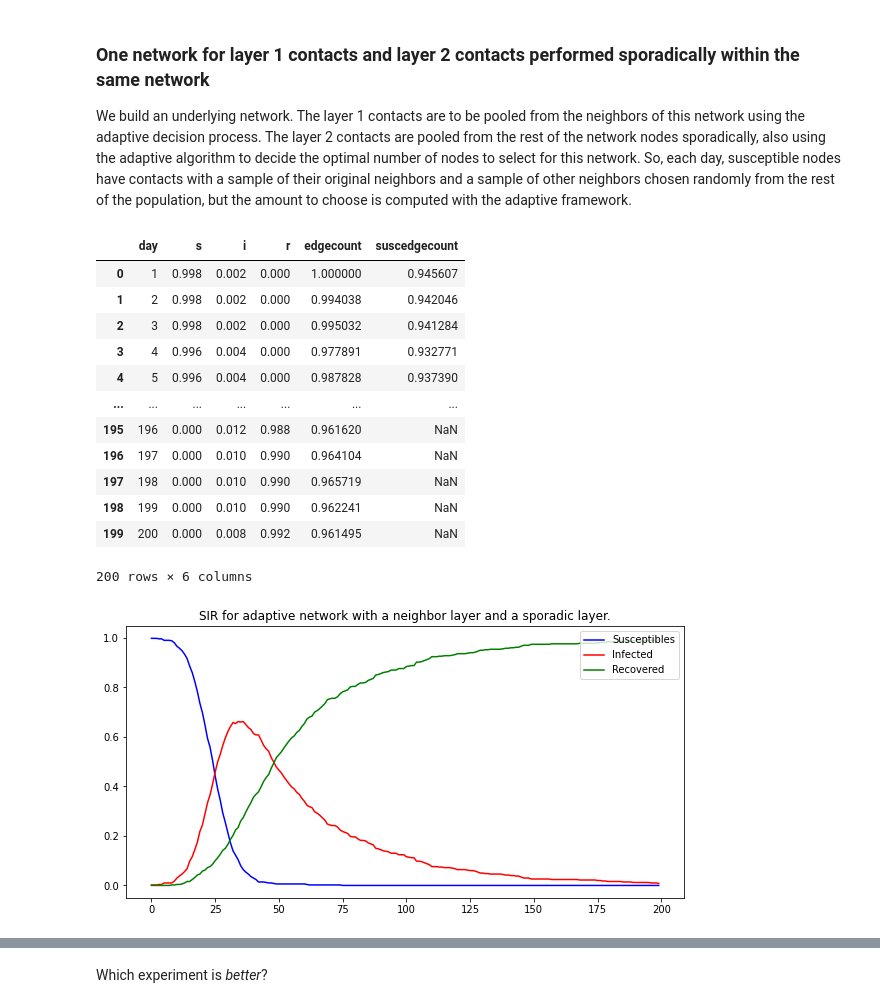
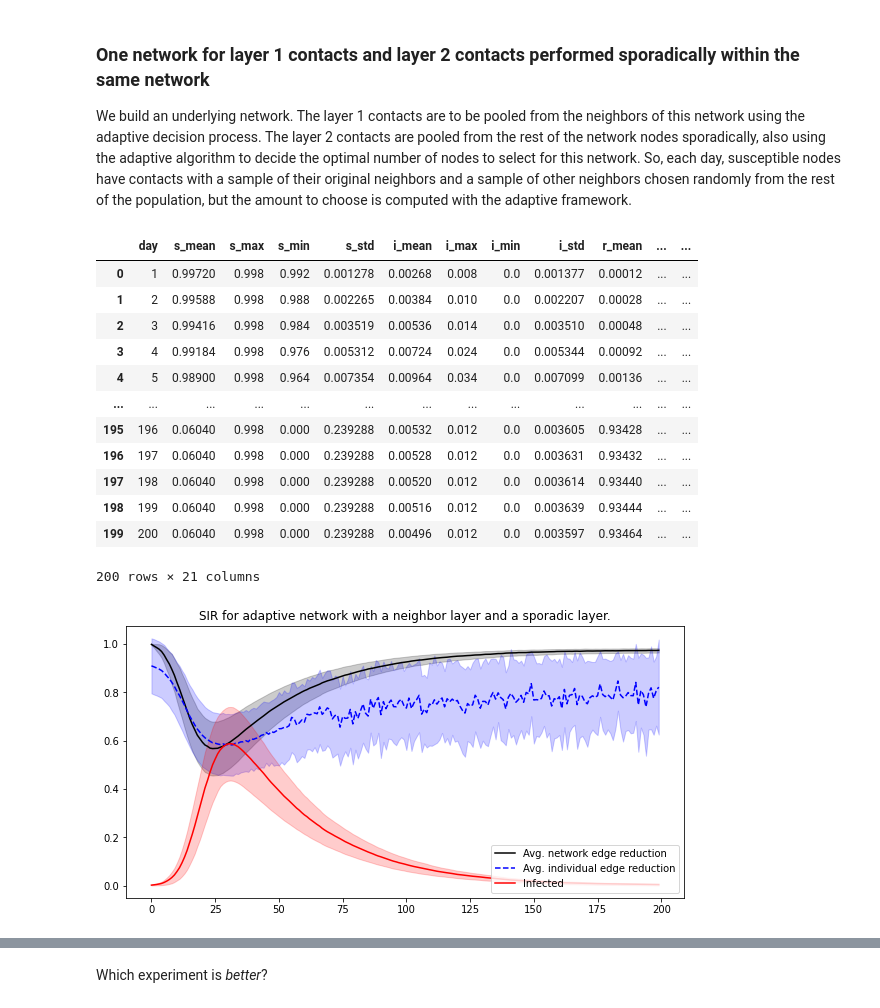
Before and after one commit to JimmyCalvoMonge/AdaptiveNetworks, a Jupyter notebook: adaptive_layer_experiment.ipynb, the cells around one changed output, grey strips where cells are left out. Drawn from its saved outputs; the diff is of its cells as text; code cells hidden in the pictures.

Commit message:
Two Layer Adaptive Network Experiment

```diff
--- a/adaptive_layer_experiment.ipynb
+++ b/adaptive_layer_experiment.ipynb
@@ -62,33 +105,49 @@ We can see that contact adaptation occurs more drastically for the outer sporadi
 
 We build an underlying network. The layer 1 contacts are to be pooled from the neighbors of this network using the adaptive decision process. The layer 2 contacts are pooled from the rest of the network nodes sporadically, also using the adaptive algorithm to decide the optimal number of nodes to select for this network. So, each day, susceptible nodes have contacts with a sample of their original neighbors and a sample of other neighbors chosen randomly from the rest of the population, but the amount to choose is computed with the adaptive framework.
 # %%
-dat_ = pd.read_csv('./Data/layerexperiment.csv')
-dat_['s'] = dat_['s']/500
-dat_['i'] = dat_['i']/500
-dat_['r'] = dat_['r']/500
+dat_ = pd.read_csv('./Data/sporadicexperiment.csv') # layerexperiment.csv')
 dat_
 # %% [output]
-|  | day | s | i | r | edgecount | suscedgecount |
-| 0 | 1 | 0.998 | 0.002 | 0.000 | 1.000000 | 0.945607 |
-| 1 | 2 | 0.998 | 0.002 | 0.000 | 0.994038 | 0.942046 |
-| 2 | 3 | 0.998 | 0.002 | 0.000 | 0.995032 | 0.941284 |
-| 3 | 4 | 0.996 | 0.004 | 0.000 | 0.977891 | 0.932771 |
-| 4 | 5 | 0.996 | 0.004 | 0.000 | 0.987828 | 0.937390 |
-| ... | ... | ... | ... | ... | ... | ... |
-| 195 | 196 | 0.000 | 0.012 | 0.988 | 0.961620 | NaN |
-| 196 | 197 | 0.000 | 0.010 | 0.990 | 0.964104 | NaN |
-| 197 | 198 | 0.000 | 0.010 | 0.990 | 0.965719 | NaN |
-| 198 | 199 | 0.000 | 0.010 | 0.990 | 0.962241 | NaN |
-| 199 | 200 | 0.000 | 0.008 | 0.992 | 0.961495 | NaN |
+|  | day | s_mean | s_max | s_min | s_std | i_mean | i_max | i_min | i_std | r_mean | ... | ... |
+| 0 | 1 | 0.99720 | 0.998 | 0.992 | 0.001278 | 0.00268 | 0.008 | 0.0 | 0.001377 | 0.00012 | ... | ... |
+| 1 | 2 | 0.99588 | 0.998 | 0.988 | 0.002265 | 0.00384 | 0.010 | 0.0 | 0.002207 | 0.00028 | ... | ... |
+| 2 | 3 | 0.99416 | 0.998 | 0.984 | 0.003519 | 0.00536 | 0.014 | 0.0 | 0.003510 | 0.00048 | ... | ... |
+| 3 | 4 | 0.99184 | 0.998 | 0.976 | 0.005312 | 0.00724 | 0.024 | 0.0 | 0.005344 | 0.00092 | ... | ... |
+| 4 | 5 | 0.98900 | 0.998 | 0.964 | 0.007354 | 0.00964 | 0.034 | 0.0 | 0.007099 | 0.00136 | ... | ... |
+| ... | ... | ... | ... | ... | ... | ... | ... | ... | ... | ... | ... | ... |
+| 195 | 196 | 0.06040 | 0.998 | 0.000 | 0.239288 | 0.00532 | 0.012 | 0.0 | 0.003605 | 0.93428 | ... | ... |
+| 196 | 197 | 0.06040 | 0.998 | 0.000 | 0.239288 | 0.00528 | 0.012 | 0.0 | 0.003631 | 0.93432 | ... | ... |
+| 197 | 198 | 0.06040 | 0.998 | 0.000 | 0.239288 | 0.00520 | 0.012 | 0.0 | 0.003614 | 0.93440 | ... | ... |
+| 198 | 199 | 0.06040 | 0.998 | 0.000 | 0.239288 | 0.00516 | 0.012 | 0.0 | 0.003639 | 0.93444 | ... | ... |
+| 199 | 200 | 0.06040 | 0.998 | 0.000 | 0.239288 | 0.00496 | 0.012 | 0.0 | 0.003597 | 0.93464 | ... | ... |
-200 rows × 6 columns
+200 rows × 21 columns
 # %%
+dat_['i_lower'] = dat_['i_mean'] - dat_['i_std']
+dat_['i_upper'] = dat_['i_mean'] + dat_['i_std']
+dat_['i_lower'] = dat_['i_lower'].apply(lambda x :max(x,0))
+
+dat_['edgecount_lower'] = dat_['edgecount_mean'] - dat_['edgecount_std']
+dat_['edgecount_upper'] = dat_['edgecount_mean'] + dat_['edgecount_std']
+dat_['suscedgecount_lower'] = dat_['suscedgecount_mean'] - dat_['suscedgecount_std']
+dat_['suscedgecount_upper'] = dat_['suscedgecount_mean'] + dat_['suscedgecount_std']
+
 plt.figure(figsize=(10,5))
-plt.plot(dat_['s'], '-b', label="Susceptibles")
-plt.plot(dat_['i'], '-r', label="Infected")
-plt.plot(dat_['r'], '-g', label="Recovered")
+
+plt.plot(dat_['edgecount_mean'],'-k', label="Avg. network edge reduction")
+plt.fill_between(range(len(dat_['edgecount_mean'])),
+                 dat_['edgecount_lower'], dat_['edgecount_upper'], alpha=0.2, color='k')
+
+plt.plot(dat_['suscedgecount_mean'], linestyle='--', color='b', label="Avg. individual edge reduction")
+plt.fill_between(range(len(dat_['suscedgecount_mean'])),
+                 dat_['suscedgecount_lower'], dat_['suscedgecount_upper'], alpha=0.2, color='b')
+
+plt.plot(dat_['i_mean'], '-r', label="Infected")
+plt.fill_between(range(len(dat_['i_mean'])),
+                 dat_['i_lower'], dat_['i_upper'], alpha=0.2, color='r')
+
 plt.title("SIR for adaptive network with a neighbor layer and a sporadic layer.")
-plt.legend(loc="upper right")
+plt.legend(loc="lower right")
 plt.show()
 # %% [output]
-[figure, old version]
+[figure, new version]
 # %%
```
Also changed, not shown: parts of 5 cells of this notebook, 2 other files.
